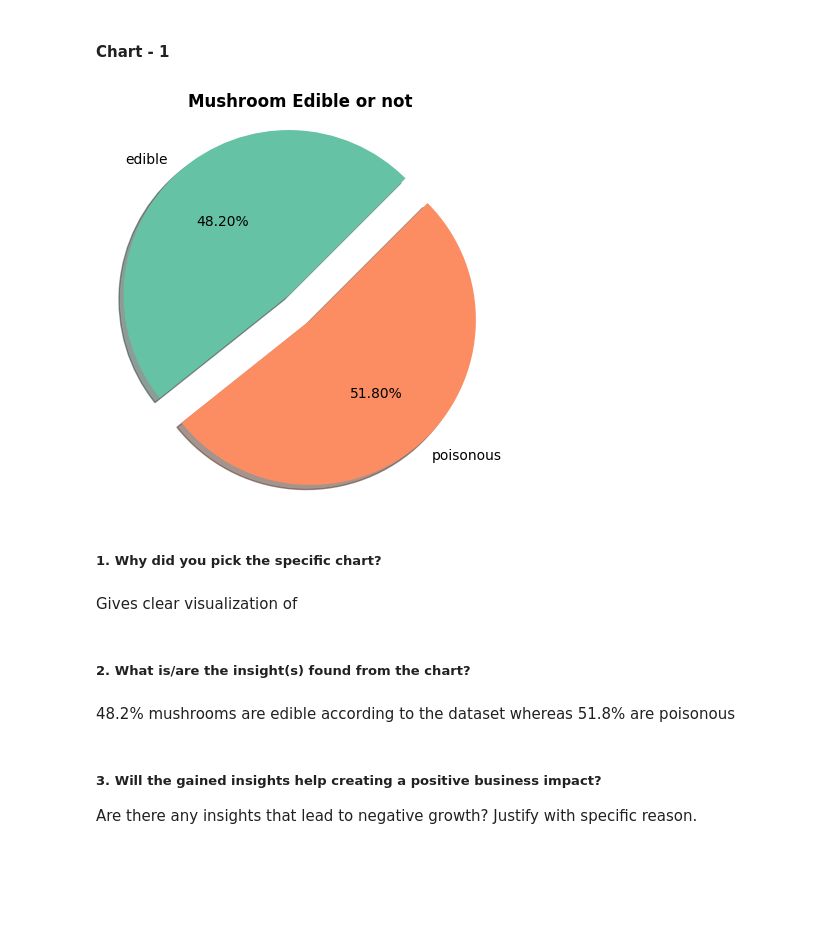
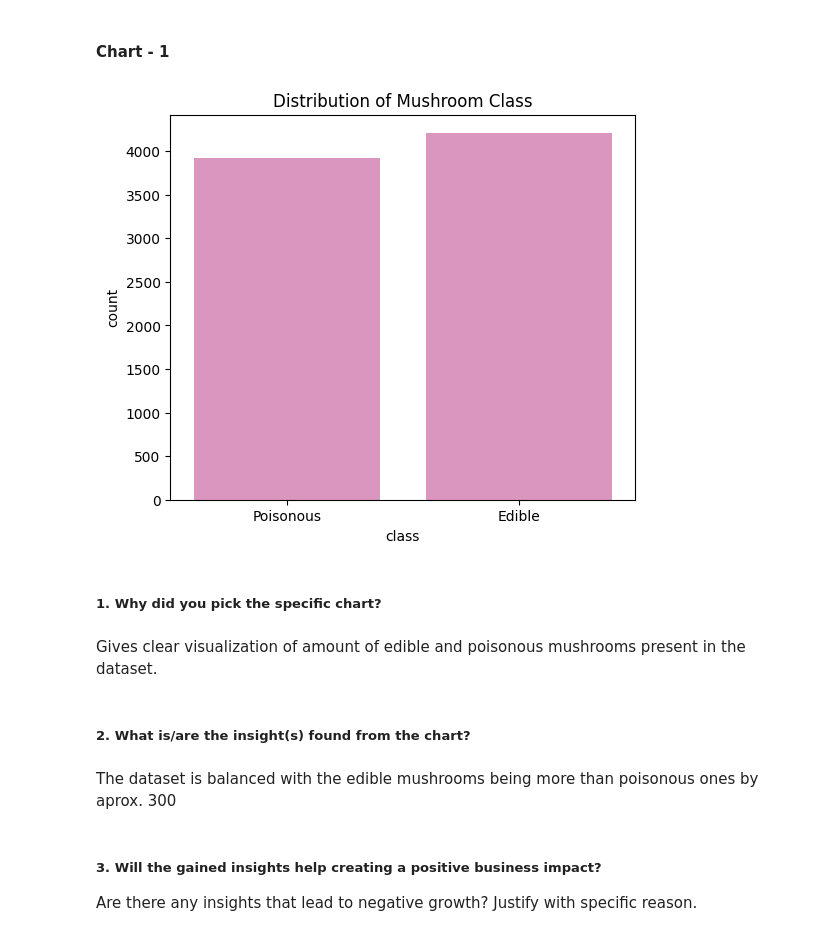
Before and after one commit to Vansh-172/Project-Classification, a Jupyter notebook: Vansh_Goyal_Project_Classification.ipynb, the cells around one changed output. Drawn from its saved outputs; the diff is of its cells as text; code cells hidden in the pictures; blank space fills up the shorter version.

Commit message:
10 graphs done

```diff
--- a/Vansh_Goyal_Project_Classification.ipynb
+++ b/Vansh_Goyal_Project_Classification.ipynb
@@ -286,25 +517,23 @@ Answer Here.
 ## ***4. Data Vizualization, Storytelling & Experimenting with charts : Understand the relationships between variables***
 # %% [markdown]
 #### Chart - 1
-# %%
-# Chart - 1 visualization code
-plt.figure(figsize=(5,5))
-colors = sns.color_palette('Set2')
-content=['edible','poisonous']
-plt.pie(df['class'].value_counts().sort_values(),labels=content,explode=[0.1,0.1],autopct='%1.2f%%',startangle=45 ,shadow=True,colors=colors)
-plt.title('Mushroom Edible or not',fontweight='bold')
-plt.axis('equal')
-plt.show()
-# %% [output]
-[figure, removed]
+# %%
+# Chart - 1 visualization code
+# Viewcount of the Edible and Poisonous Mushrooms
+plt.figure(figsize=(6,5))
+sns.countplot(data=df,x='class',color=sns.color_palette('Set2')[3])
+plt.title("Distribution of Mushroom Class")
+plt.show()
+# %% [output]
+[figure, added]
 # %% [markdown]
 ##### 1. Why did you pick the specific chart?
-# %% [markdown]
-Gives clear visualization of
+# %% [markdown]
+Gives clear visualization of amount of edible and poisonous mushrooms present in the dataset.
 # %% [markdown]
 ##### 2. What is/are the insight(s) found from the chart?
-# %% [markdown]
-48.2% mushrooms are edible according to the dataset whereas 51.8% are poisonous
+# %% [markdown]
+The dataset is balanced with the edible mushrooms being more than poisonous ones by aprox. 300
 # %% [markdown]
 ##### 3. Will the gained insights help creating a positive business impact?
 Are there any insights that lead to negative growth? Justify with specific reason.
```
Also changed, not shown: parts of 29 cells of this notebook.
